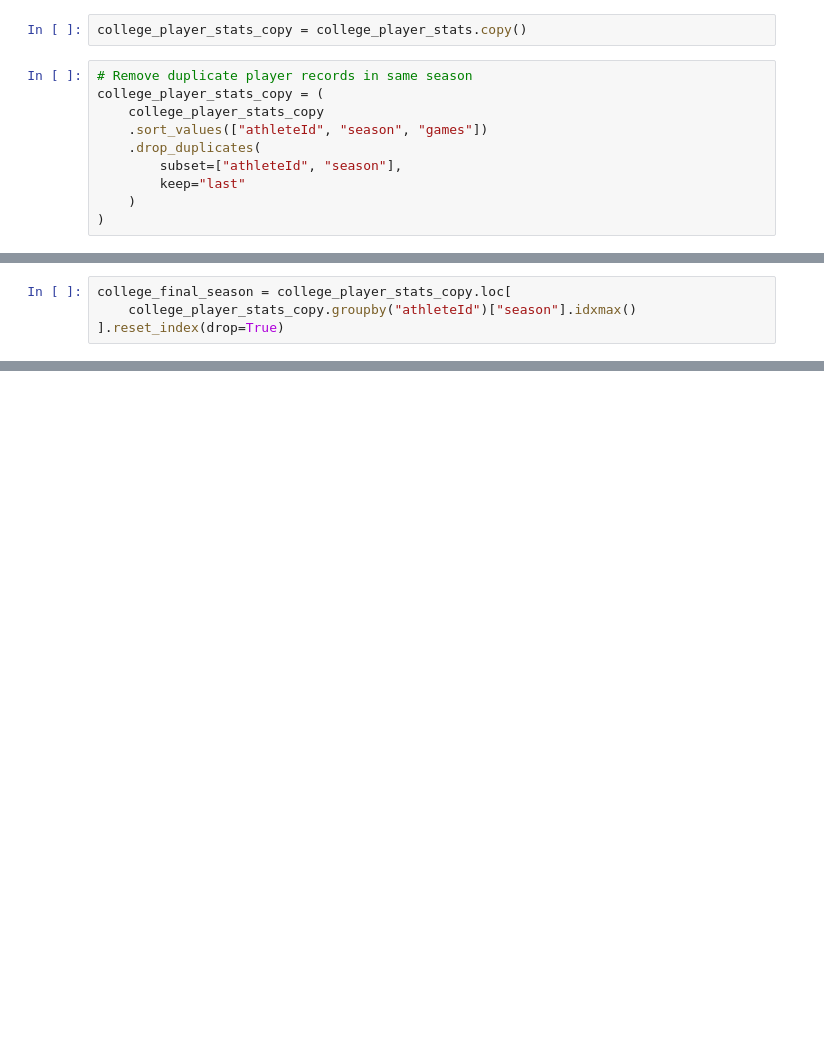
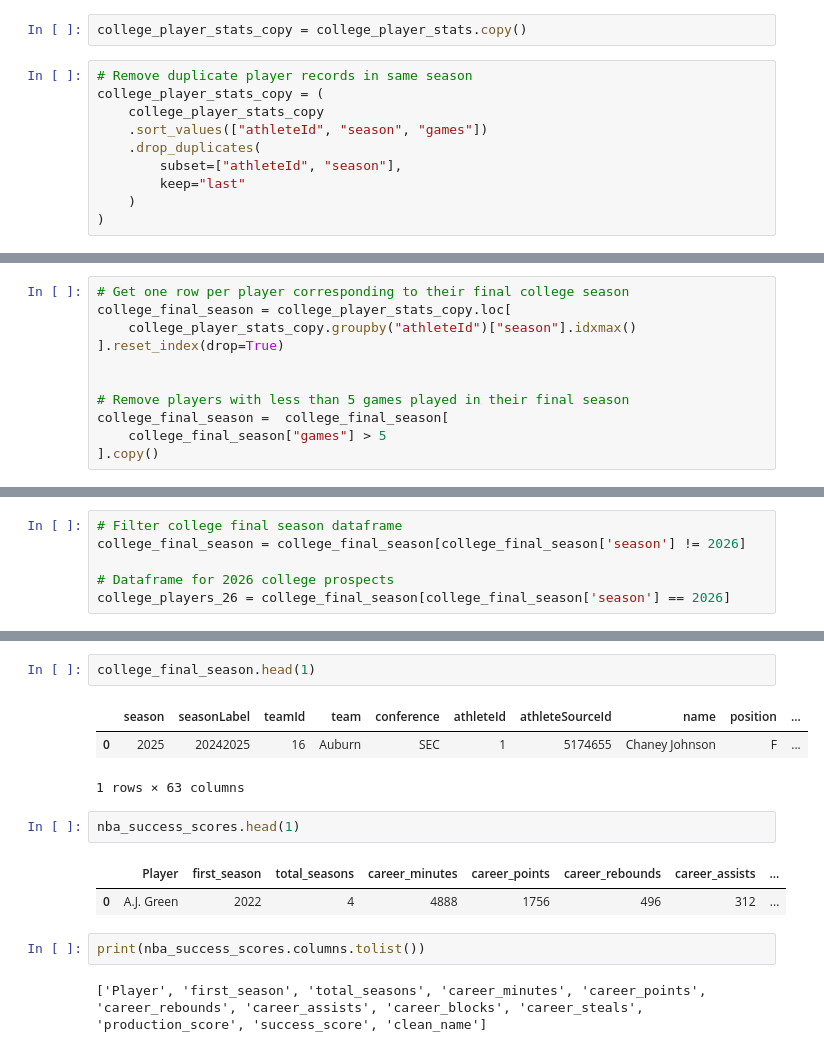
Before and after one commit to Jeremy-Thompson33/NBA_Prospect_Evaluator, a Jupyter notebook: datacollection.ipynb, the cells around one changed output, grey strips where cells are left out. Saved outputs shown, nothing was run; the diff lists cells and outputs as text; blank space fills up the shorter version.

```diff
--- a/datacollection.ipynb
+++ b/datacollection.ipynb
@@ -389,4 +433,11 @@ college_player_stats_copy[college_player_stats_copy['name'] == 'Jalen Johnson']
 # %%
+# Get one row per player corresponding to their final college season
 college_final_season = college_player_stats_copy.loc[
     college_player_stats_copy.groupby("athleteId")["season"].idxmax()
 ].reset_index(drop=True)
+
+
+# Remove players with less than 5 games played in their final season
+college_final_season =  college_final_season[
+    college_final_season["games"] > 5
+].copy()
@@ -410,0 +444,6 @@ college_final_season[college_final_season['name'] == 'Jalen Johnson']
+# %%
+# Filter college final season dataframe
+college_final_season = college_final_season[college_final_season['season'] != 2026]
+
+# Dataframe for 2026 college prospects
+college_players_26 = college_final_season[college_final_season['season'] == 2026]
@@ -410,0 +463,15 @@ college_final_season[college_final_season['name'] == 'Jalen Johnson']
+# %%
+college_final_season.head(1)
+# %% [output]
+|  | season | seasonLabel | teamId | team | conference | athleteId | athleteSourceId | name | position | ... |
+| 0 | 2025 | 20242025 | 16 | Auburn | SEC | 1 | 5174655 | Chaney Johnson | F | ... |
+1 rows × 63 columns
+# %%
+nba_success_scores.head(1)
+# %% [output]
+|  | Player | first_season | total_seasons | career_minutes | career_points | career_rebounds | career_assists | ... |
+| 0 | A.J. Green | 2022 | 4 | 4888 | 1756 | 496 | 312 | ... |
+# %%
+print(nba_success_scores.columns.tolist())
+# %% [output]
+['Player', 'first_season', 'total_seasons', 'career_minutes', 'career_points', 'career_rebounds', 'career_assists', 'career_blocks', 'career_steals', 'production_score', 'success_score', 'clean_name']
```
Also changed, not shown: parts of 18 cells of this notebook, 4 other files.
